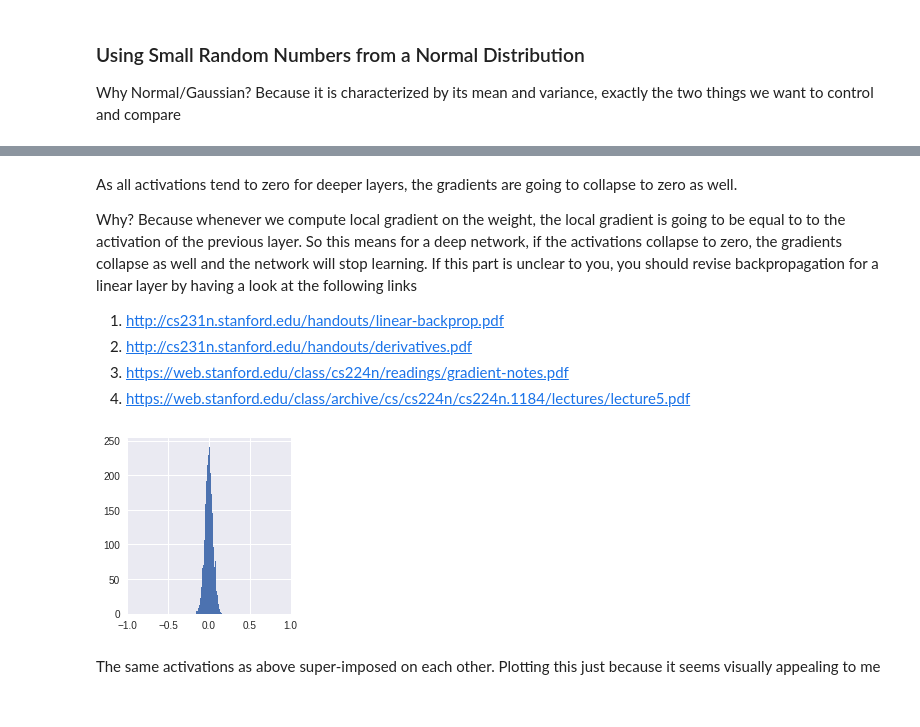
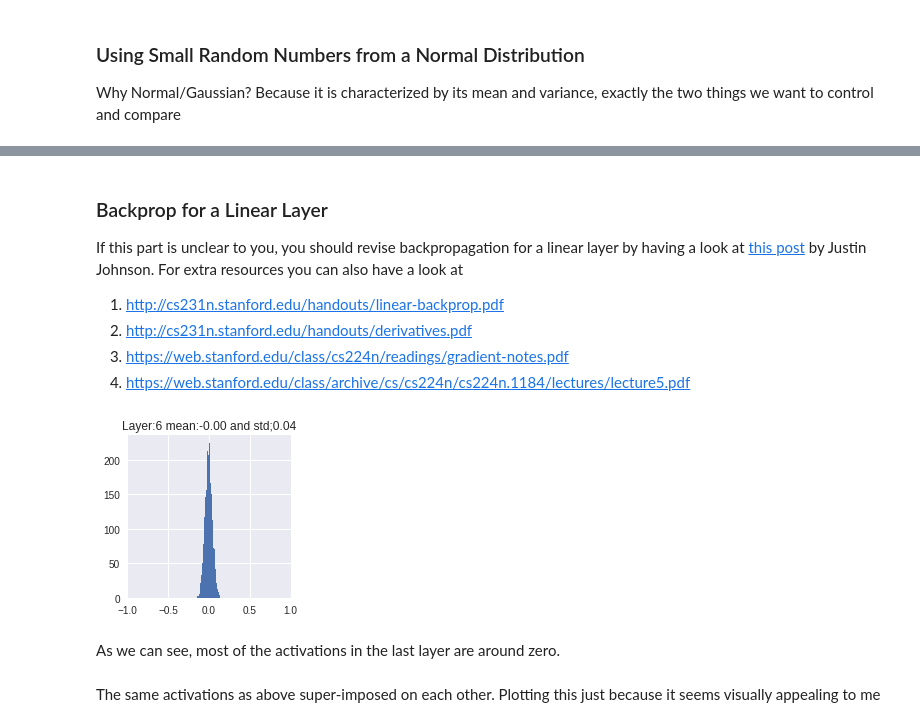
Before and after one commit to adityassrana/blog, a Jupyter notebook: _notebooks/2020-08-26-Weight-Init.ipynb, the cells around one changed output, grey strips where cells are left out. Saved outputs shown, nothing was run; the diff lists cells and outputs as text; code cells hidden in the pictures.

```diff
--- a/_notebooks/2020-08-26-Weight-Init.ipynb
+++ b/_notebooks/2020-08-26-Weight-Init.ipynb
@@ -93,7 +97,7 @@ plt.tight_layout()
 # %% [markdown]
-As all activations tend to zero for deeper layers, the gradients are going to collapse to zero as well.
+### Backprop for a Linear Layer
 
-Why? Because whenever we compute local gradient on the weight, the local gradient is going to be equal to to the activation of the previous layer. So this  means for a deep network, if the activations collapse to zero, the gradients collapse as well and the network will stop learning. If this part is unclear to you, you should revise backpropagation for a linear layer by having a look at the following links
+If this part is unclear to you, you should revise backpropagation for a linear layer by having a look at [this post](https://web.eecs.umich.edu/~justincj/teaching/eecs442/notes/linear-backprop.html) by Justin Johnson. For extra resources you can also have a look at
 
 1. http://cs231n.stanford.edu/handouts/linear-backprop.pdf
 2. http://cs231n.stanford.edu/handouts/derivatives.pdf
@@ -102,10 +106,13 @@ Why? Because whenever we compute local gradient on the weight, the local gradien
 # %%
 fig, ax = plt.subplots(figsize=(3,3))
 ax.hist(hist[5],bins=50)
+ax.set_title(f'Layer:{6} mean:{m:.2f} and std;{s:.2f}')
 ax.set_xlim(-1,1)
 plt.tight_layout()
 # %% [output]
-[figure, old version]
+[figure, new version]
+# %% [markdown]
+As we can  see, most of the activations in the last layer are around zero.
 # %% [markdown]
 The same activations as above super-imposed on each other. Plotting this just because it seems visually appealing to me
 # %%
```
Also changed, not shown: parts of 37 cells of this notebook, 1 other file.
